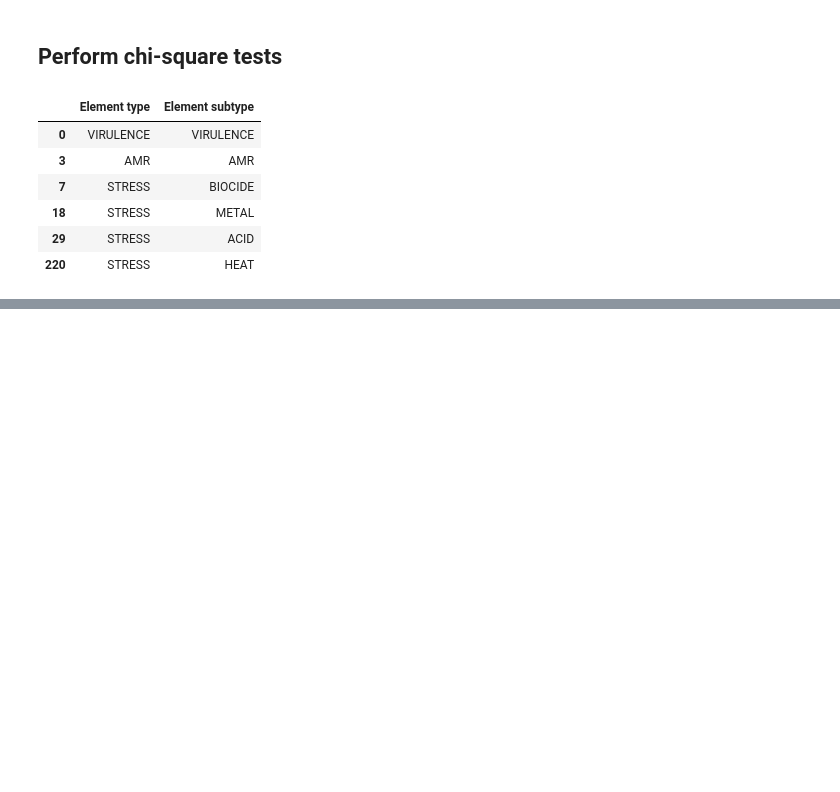
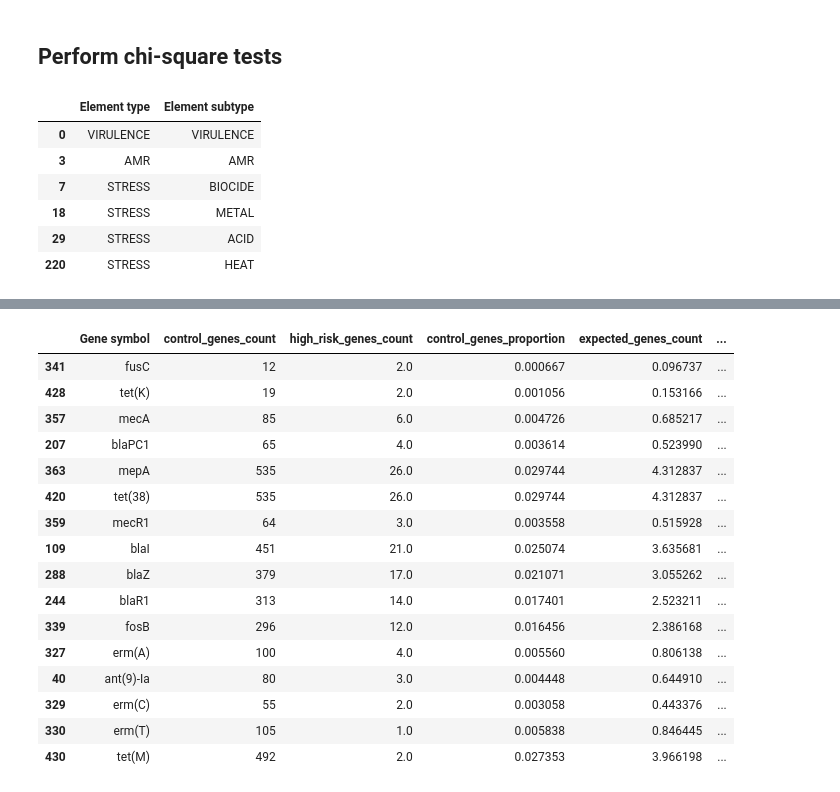
Before and after one commit to ryashpal/EHR-Int-Analysis, a Jupyter notebook: notebooks/visuals_for_publication/statistical_analysis_amr_highrisk.ipynb, the cells around one changed output, grey strips where cells are left out. Saved outputs shown, nothing was run; the diff lists cells and outputs as text; code cells hidden in the pictures; blank space fills up the shorter version.

```diff
--- a/notebooks/visuals_for_publication/statistical_analysis_amr_highrisk.ipynb
+++ b/notebooks/visuals_for_publication/statistical_analysis_amr_highrisk.ipynb
@@ -163,7 +163,8 @@ controlAnnotationsDf[['Element type', 'Element subtype']].drop_duplicates()
 import scipy.stats as stats
 
 
-for annotationType in ['VIRULENCE', 'AMR', 'STRESS']:
+# for annotationType in ['VIRULENCE', 'AMR', 'STRESS']:
+for annotationType in ['AMR']:
 
     print('annotationType: ', annotationType)
 
@@ -199,0 +197,3 @@ Power_divergenceResult(statistic=513.8663093332209, pvalue=8.865157499001861e-62
+# %%
+mergedGenecountsDf['percentage_difference'] = (mergedGenecountsDf.expected_genes_count - mergedGenecountsDf.high_risk_genes_count)/mergedGenecountsDf.expected_genes_count * 100
+mergedGenecountsDf
@@ -199,0 +230,20 @@ Power_divergenceResult(statistic=513.8663093332209, pvalue=8.865157499001861e-62
+# %%
+mergedGenecountsDf[mergedGenecountsDf.high_risk_genes_count != 0].sort_values(by=['percentage_difference'])
+# %% [output]
+|  | Gene symbol | control_genes_count | high_risk_genes_count | control_genes_proportion | expected_genes_count | ... |
+| 341 | fusC | 12 | 2.0 | 0.000667 | 0.096737 | ... |
+| 428 | tet(K) | 19 | 2.0 | 0.001056 | 0.153166 | ... |
+| 357 | mecA | 85 | 6.0 | 0.004726 | 0.685217 | ... |
+| 207 | blaPC1 | 65 | 4.0 | 0.003614 | 0.523990 | ... |
+| 363 | mepA | 535 | 26.0 | 0.029744 | 4.312837 | ... |
+| 420 | tet(38) | 535 | 26.0 | 0.029744 | 4.312837 | ... |
+| 359 | mecR1 | 64 | 3.0 | 0.003558 | 0.515928 | ... |
+| 109 | blaI | 451 | 21.0 | 0.025074 | 3.635681 | ... |
+| 288 | blaZ | 379 | 17.0 | 0.021071 | 3.055262 | ... |
+| 244 | blaR1 | 313 | 14.0 | 0.017401 | 2.523211 | ... |
+| 339 | fosB | 296 | 12.0 | 0.016456 | 2.386168 | ... |
+| 327 | erm(A) | 100 | 4.0 | 0.005560 | 0.806138 | ... |
+| 40 | ant(9)-Ia | 80 | 3.0 | 0.004448 | 0.644910 | ... |
+| 329 | erm(C) | 55 | 2.0 | 0.003058 | 0.443376 | ... |
+| 330 | erm(T) | 105 | 1.0 | 0.005838 | 0.846445 | ... |
+| 430 | tet(M) | 492 | 2.0 | 0.027353 | 3.966198 | ... |
```
Also changed, not shown: parts of 4 cells of this notebook, 1 other file.
